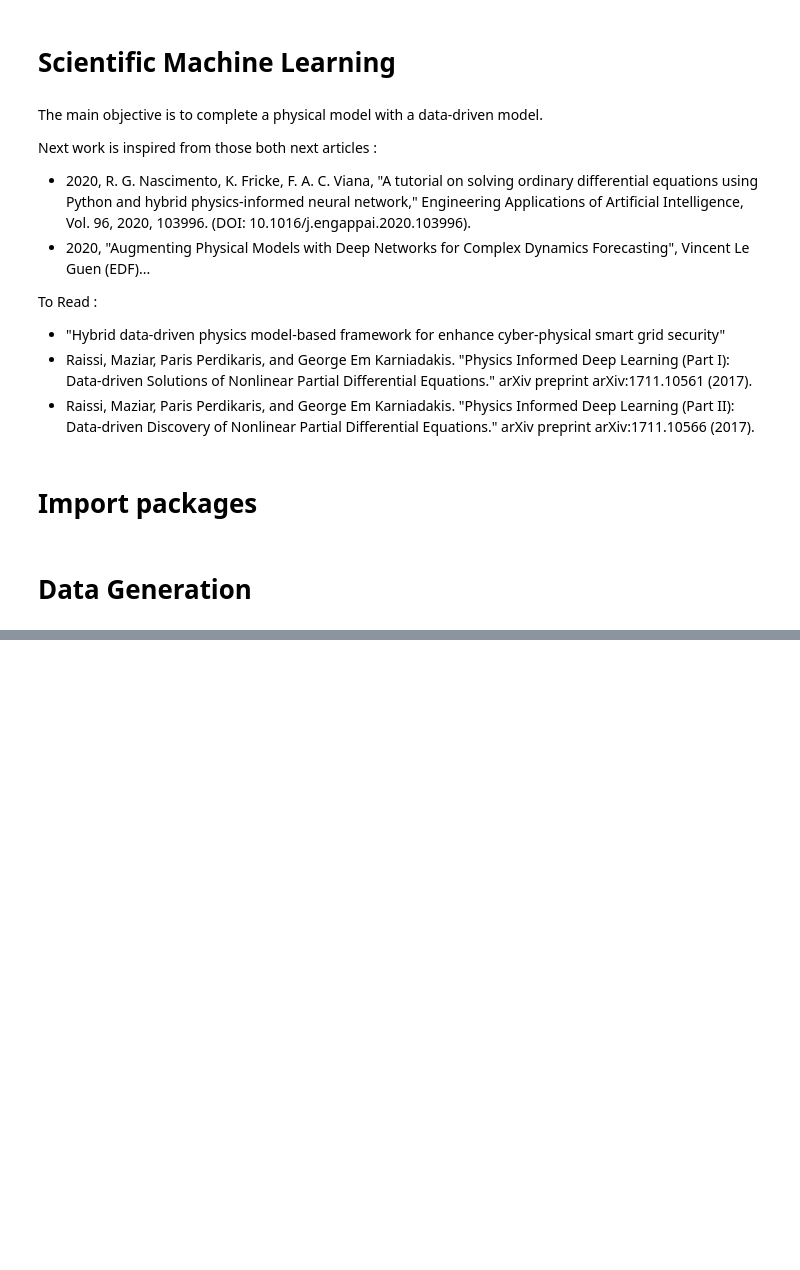
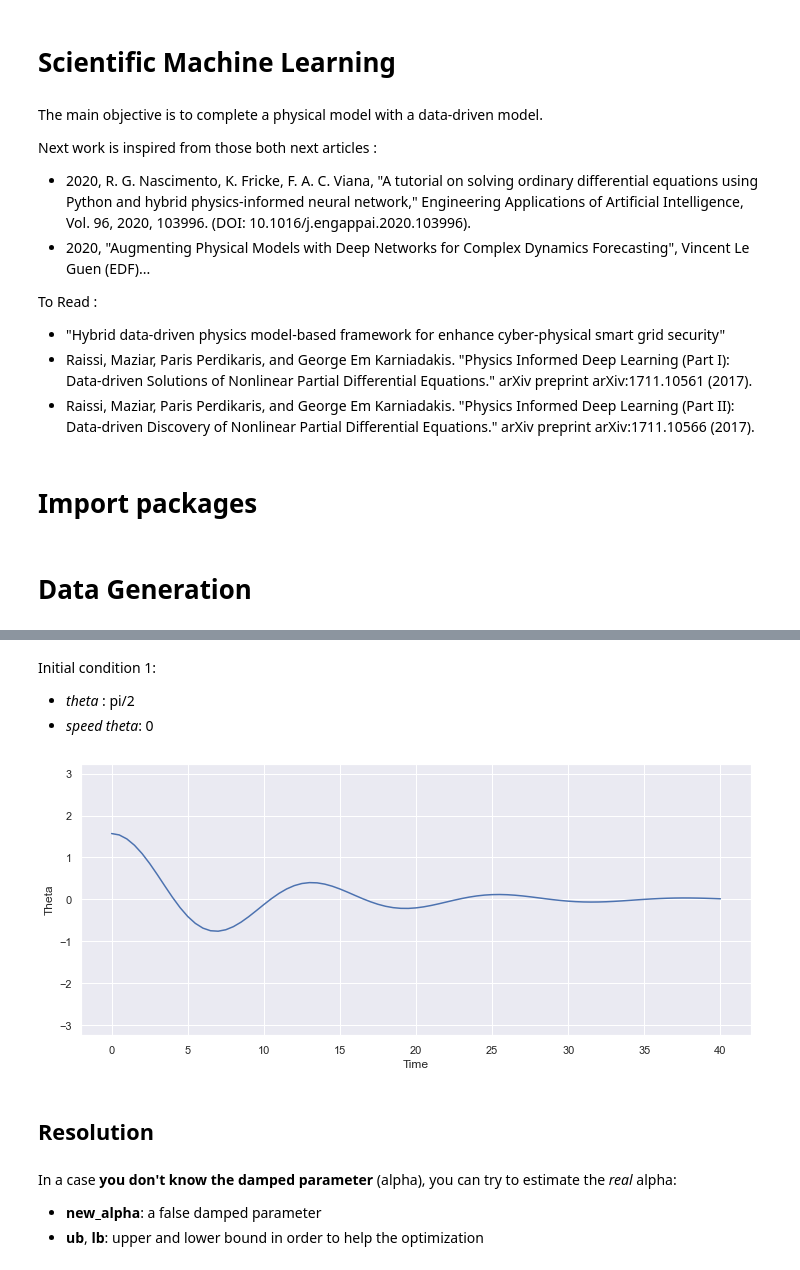
Before and after one commit to PierreAttard/Scientific-Machine-Learning, a Jupyter notebook: interactive.ipynb, the cells around one changed output, grey strips where cells are left out. Drawn from its saved outputs; the diff is of its cells as text; code cells hidden in the pictures; blank space fills up the shorter version.

```diff
--- a/interactive.ipynb
+++ b/interactive.ipynb
@@ -26,0 +55,16 @@ df_all = pd.read_csv("data.csv", sep=";", decimal=",", header=0)
+# %%
+damp_pendulum = DampedPendulumDataGeneration(solver=ode_pend, initial_state_number=1,
+                                             time_duration=time_duration, dt=dt, t_init=t_init,
+                                             rng=rng, add_white_gaussian=add_white_gaussian)
+# %% [markdown]
+Initial condition 1:
+- *theta* : pi/2
+- *speed theta*: 0
+# %%
+theta = np.pi / 2
+dtheta_dt = 0  # 1.0578833
+initial_condition = [theta, dtheta_dt]
+# %%
+res_sim1 = damp_pendulum.add_one_case(initial_condition)
+# %%
+draw_pendulum = DrawFrame(res_sim1[:, 0], L=L, t=damp_pendulum.t)
@@ -26,0 +78,6 @@ df_all = pd.read_csv("data.csv", sep=";", decimal=",", header=0)
+# %%
+draw_pendulum.plot_theta()
+# %% [output]
+[figure, added]
+# %% [markdown]
+## Resolution
@@ -26,0 +86,4 @@ df_all = pd.read_csv("data.csv", sep=";", decimal=",", header=0)
+# %% [markdown]
+In a case **you don't know the damped parameter** (alpha), you can try to estimate the *real* alpha:
+- **new_alpha**: a false damped parameter
+- **ub**, **lb**: upper and lower bound in order to help the optimization
```
Also changed, not shown: parts of 31 cells of this notebook.
